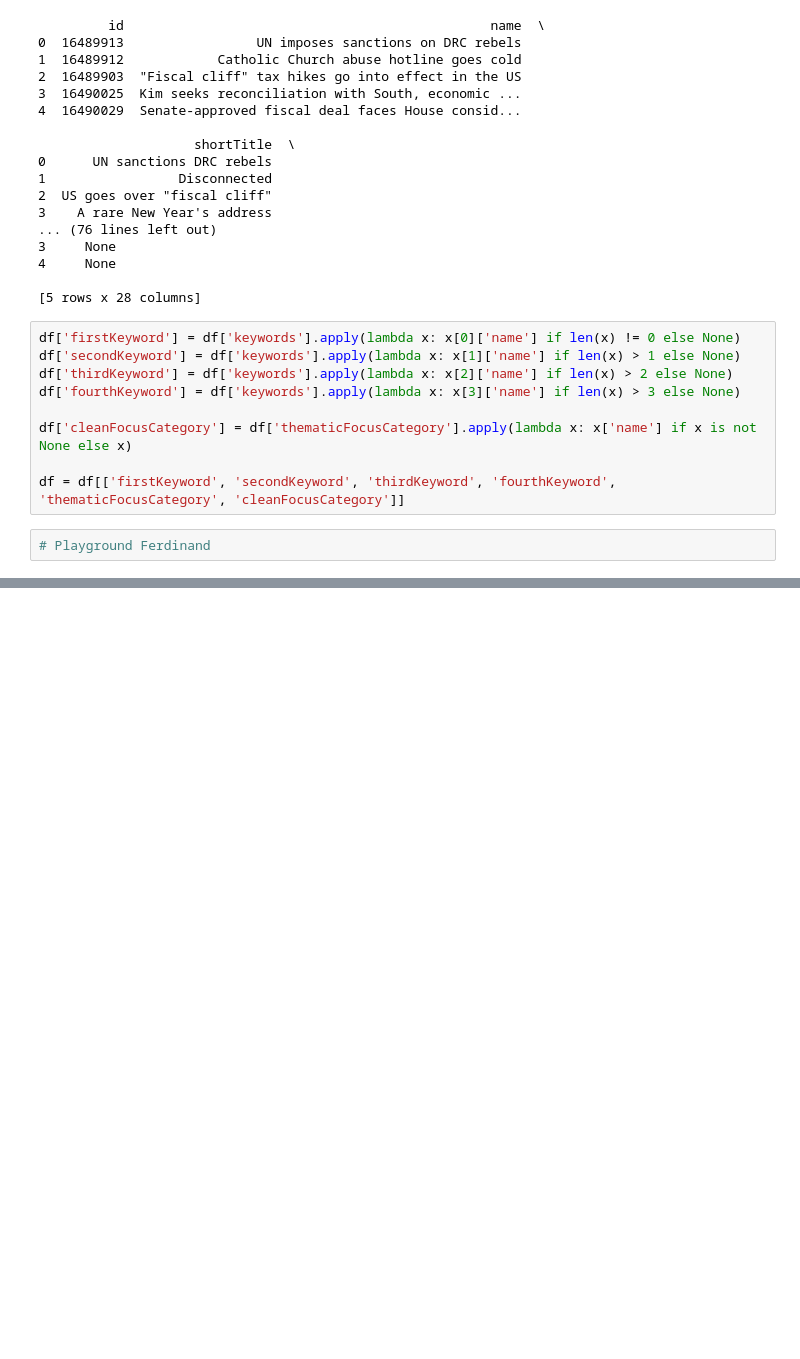
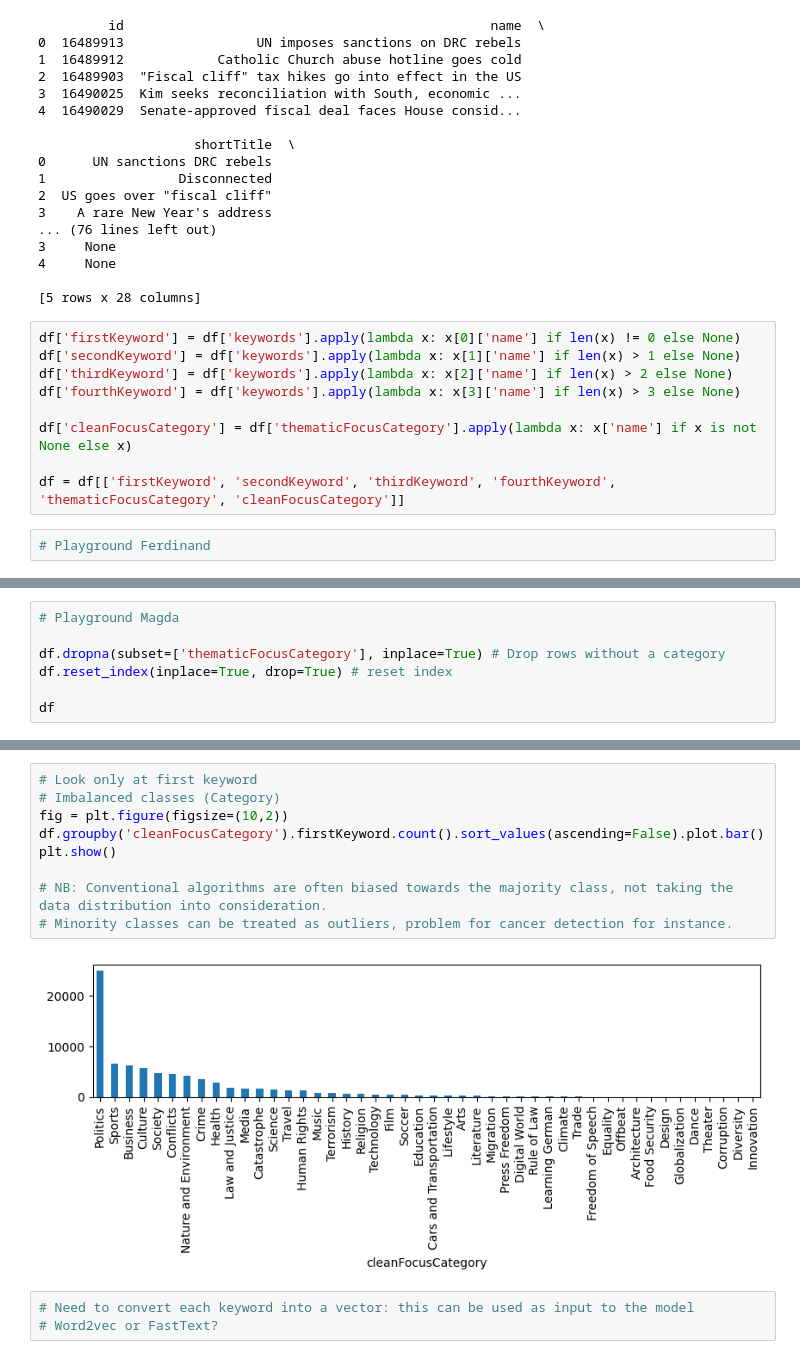
Before and after one commit to mariosakritas/NLP-methods-for-news-articles, a Jupyter notebook: notebooks/2-word_matching.ipynb, the cells around one changed output, grey strips where cells are left out. Saved outputs shown, nothing was run; the diff lists cells and outputs as text; blank space fills up the shorter version.

```diff
--- a/notebooks/2-word_matching.ipynb
+++ b/notebooks/2-word_matching.ipynb
@@ -47,0 +48,7 @@ df = df[['firstKeyword', 'secondKeyword', 'thirdKeyword', 'fourthKeyword', 'them
+# %%
+# Playground Magda
+
+df.dropna(subset=['thematicFocusCategory'], inplace=True) # Drop rows without a category
+df.reset_index(inplace=True, drop=True) # reset index
+
+df
@@ -47,0 +69,14 @@ df = df[['firstKeyword', 'secondKeyword', 'thirdKeyword', 'fourthKeyword', 'them
+# %%
+# Look only at first keyword
+# Imbalanced classes (Category)
+fig = plt.figure(figsize=(10,2))
+df.groupby('cleanFocusCategory').firstKeyword.count().sort_values(ascending=False).plot.bar()
+plt.show()
+
+# NB: Conventional algorithms are often biased towards the majority class, not taking the data distribution into consideration.
+# Minority classes can be treated as outliers, problem for cancer detection for instance.
+# %% [output]
+[figure, added]
+# %%
+# Need to convert each keyword into a vector: this can be used as input to the model
+# Word2vec or FastText?
```
Also changed, not shown: parts of 3 cells of this notebook.
